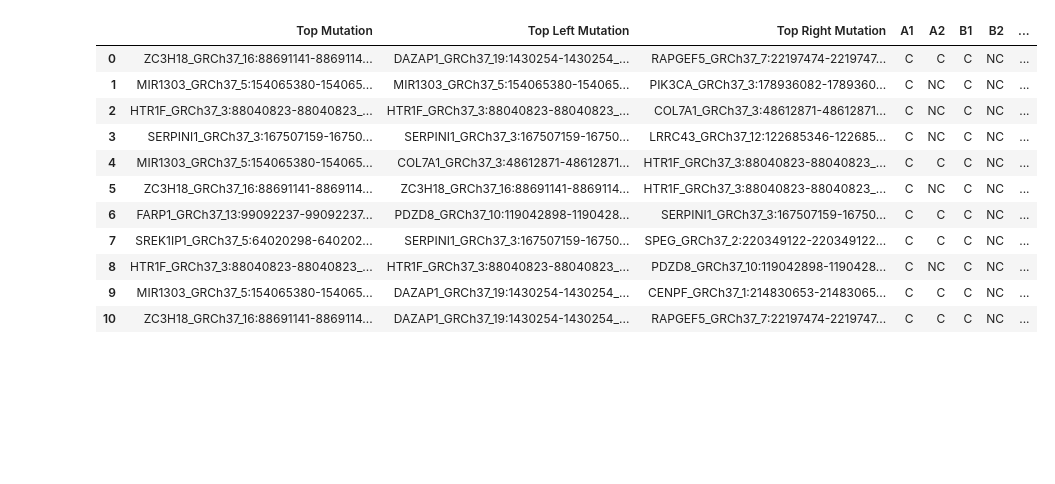
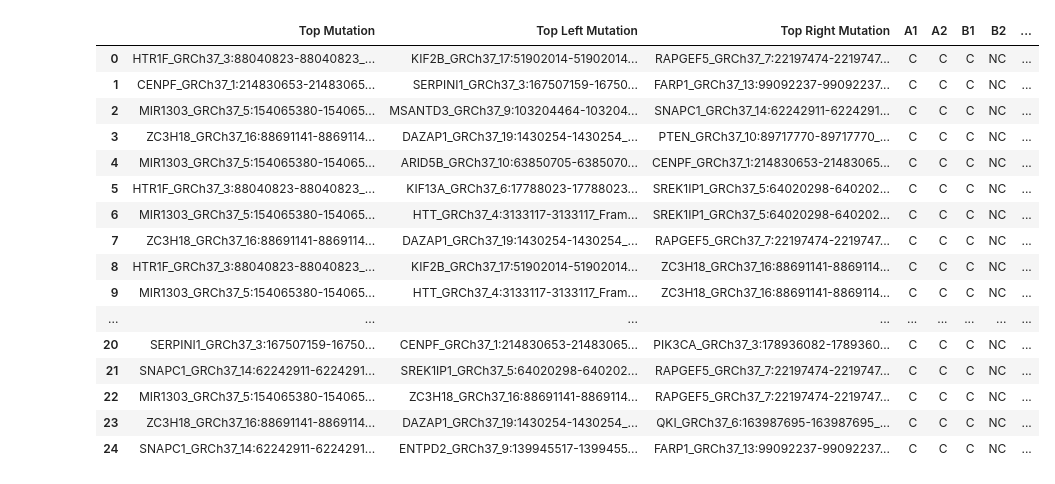
Before and after one commit to KaraBeth-Nemet/CS4170-Data-Mining, a Jupyter notebook: Activity9/activity9.ipynb, the cells around one changed output. Saved outputs shown, nothing was run; the diff lists cells and outputs as text; code cells hidden in the pictures; blank space fills up the shorter version.

```diff
--- a/Activity9/activity9.ipynb
+++ b/Activity9/activity9.ipynb
@@ -148,22 +217,29 @@ def build_tree_for_forest(bootstrapData, outOfBagData):
 # %%
 treeChart = pd.DataFrame(columns=['Top Mutation', 'Top Left Mutation', 'Top Right Mutation', 'A1', 'A2', 'B1', 'B2', 'Out of Bag Data Length'])
 
-for i in range(11):
+# build 25 trees
+for i in range(25):
+    # get the bootstrap samples and out of bag data from the data
     bootstrapData, outOfBagData = getBootstrapSamples(data)
+    # build the tree and add it to the treeChart
     treeChart.loc[i] = build_tree_for_forest(bootstrapData, outOfBagData)
-    data = pd.read_csv(filename, index_col=0)
 
-treeChart.head(11)
+treeChart.head(25)
 # %% [output]
 |  | Top Mutation | Top Left Mutation | Top Right Mutation | A1 | A2 | B1 | B2 | ... |
-| 0 | ZC3H18_GRCh37_16:88691141-8869114... | DAZAP1_GRCh37_19:1430254-1430254_... | RAPGEF5_GRCh37_7:22197474-2219747... | C | C | C | NC | ... |
-| 1 | MIR1303_GRCh37_5:154065380-154065... | MIR1303_GRCh37_5:154065380-154065... | PIK3CA_GRCh37_3:178936082-1789360... | C | NC | C | NC | ... |
-| 2 | HTR1F_GRCh37_3:88040823-88040823_... | HTR1F_GRCh37_3:88040823-88040823_... | COL7A1_GRCh37_3:48612871-48612871... | C | NC | C | NC | ... |
-| 3 | SERPINI1_GRCh37_3:167507159-16750... | SERPINI1_GRCh37_3:167507159-16750... | LRRC43_GRCh37_12:122685346-122685... | C | NC | C | NC | ... |
-| 4 | MIR1303_GRCh37_5:154065380-154065... | COL7A1_GRCh37_3:48612871-48612871... | HTR1F_GRCh37_3:88040823-88040823_... | C | C | C | NC | ... |
-| 5 | ZC3H18_GRCh37_16:88691141-8869114... | ZC3H18_GRCh37_16:88691141-8869114... | HTR1F_GRCh37_3:88040823-88040823_... | C | NC | C | NC | ... |
-| 6 | FARP1_GRCh37_13:99092237-99092237... | PDZD8_GRCh37_10:119042898-1190428... | SERPINI1_GRCh37_3:167507159-16750... | C | C | C | NC | ... |
-| 7 | SREK1IP1_GRCh37_5:64020298-640202... | SERPINI1_GRCh37_3:167507159-16750... | SPEG_GRCh37_2:220349122-220349122... | C | C | C | NC | ... |
-| 8 | HTR1F_GRCh37_3:88040823-88040823_... | HTR1F_GRCh37_3:88040823-88040823_... | PDZD8_GRCh37_10:119042898-1190428... | C | NC | C | NC | ... |
-| 9 | MIR1303_GRCh37_5:154065380-154065... | DAZAP1_GRCh37_19:1430254-1430254_... | CENPF_GRCh37_1:214830653-21483065... | C | C | C | NC | ... |
-| 10 | ZC3H18_GRCh37_16:88691141-8869114... | DAZAP1_GRCh37_19:1430254-1430254_... | RAPGEF5_GRCh37_7:22197474-2219747... | C | C | C | NC | ... |
+| 0 | HTR1F_GRCh37_3:88040823-88040823_... | KIF2B_GRCh37_17:51902014-51902014... | RAPGEF5_GRCh37_7:22197474-2219747... | C | C | C | NC | ... |
+| 1 | CENPF_GRCh37_1:214830653-21483065... | SERPINI1_GRCh37_3:167507159-16750... | FARP1_GRCh37_13:99092237-99092237... | C | C | C | NC | ... |
+| 2 | MIR1303_GRCh37_5:154065380-154065... | MSANTD3_GRCh37_9:103204464-103204... | SNAPC1_GRCh37_14:62242911-6224291... | C | C | C | NC | ... |
+| 3 | ZC3H18_GRCh37_16:88691141-8869114... | DAZAP1_GRCh37_19:1430254-1430254_... | PTEN_GRCh37_10:89717770-89717770_... | C | C | C | NC | ... |
+| 4 | MIR1303_GRCh37_5:154065380-154065... | ARID5B_GRCh37_10:63850705-6385070... | CENPF_GRCh37_1:214830653-21483065... | C | C | C | NC | ... |
+| 5 | HTR1F_GRCh37_3:88040823-88040823_... | KIF13A_GRCh37_6:17788023-17788023... | SREK1IP1_GRCh37_5:64020298-640202... | C | C | C | NC | ... |
+| 6 | MIR1303_GRCh37_5:154065380-154065... | HTT_GRCh37_4:3133117-3133117_Fram... | SREK1IP1_GRCh37_5:64020298-640202... | C | C | C | NC | ... |
+| 7 | ZC3H18_GRCh37_16:88691141-8869114... | DAZAP1_GRCh37_19:1430254-1430254_... | RAPGEF5_GRCh37_7:22197474-2219747... | C | C | C | NC | ... |
+| 8 | HTR1F_GRCh37_3:88040823-88040823_... | KIF2B_GRCh37_17:51902014-51902014... | ZC3H18_GRCh37_16:88691141-8869114... | C | C | C | NC | ... |
+| 9 | MIR1303_GRCh37_5:154065380-154065... | HTT_GRCh37_4:3133117-3133117_Fram... | ZC3H18_GRCh37_16:88691141-8869114... | C | C | C | NC | ... |
+| ... | ... | ... | ... | ... | ... | ... | ... | ... |
+| 20 | SERPINI1_GRCh37_3:167507159-16750... | CENPF_GRCh37_1:214830653-21483065... | PIK3CA_GRCh37_3:178936082-1789360... | C | C | C | NC | ... |
+| 21 | SNAPC1_GRCh37_14:62242911-6224291... | SREK1IP1_GRCh37_5:64020298-640202... | RAPGEF5_GRCh37_7:22197474-2219747... | C | C | C | NC | ... |
+| 22 | MIR1303_GRCh37_5:154065380-154065... | ZC3H18_GRCh37_16:88691141-8869114... | RAPGEF5_GRCh37_7:22197474-2219747... | C | C | C | NC | ... |
+| 23 | ZC3H18_GRCh37_16:88691141-8869114... | DAZAP1_GRCh37_19:1430254-1430254_... | QKI_GRCh37_6:163987695-163987695_... | C | C | C | NC | ... |
+| 24 | SNAPC1_GRCh37_14:62242911-6224291... | ENTPD2_GRCh37_9:139945517-1399455... | FARP1_GRCh37_13:99092237-99092237... | C | C | C | NC | ... |
```
Also changed, not shown: parts of 9 cells of this notebook, 17 other files.
